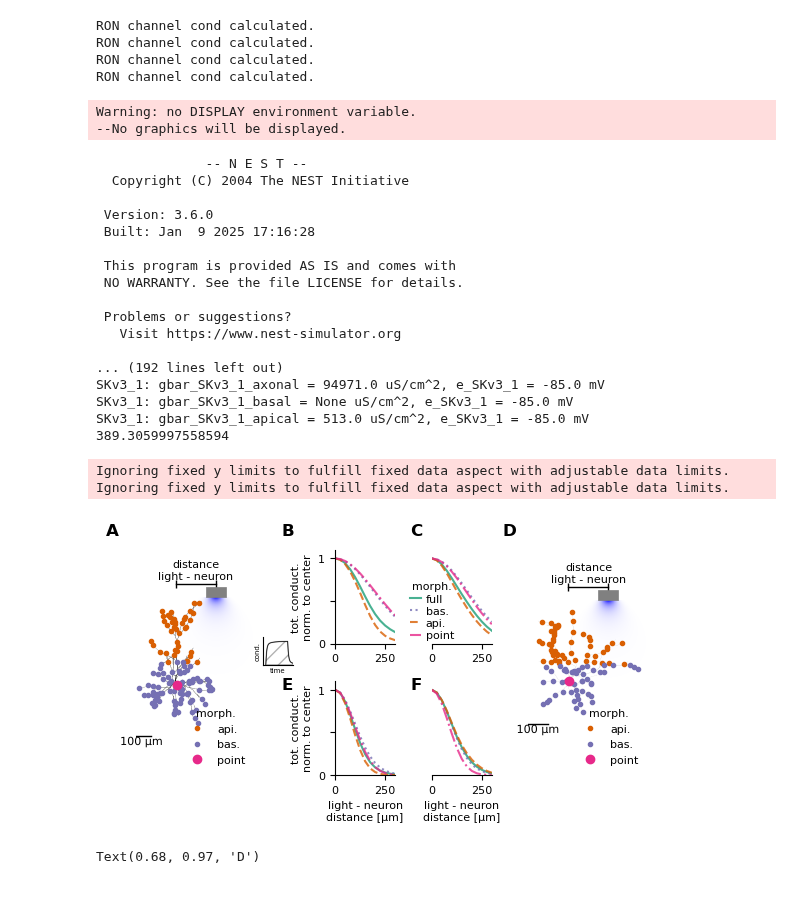
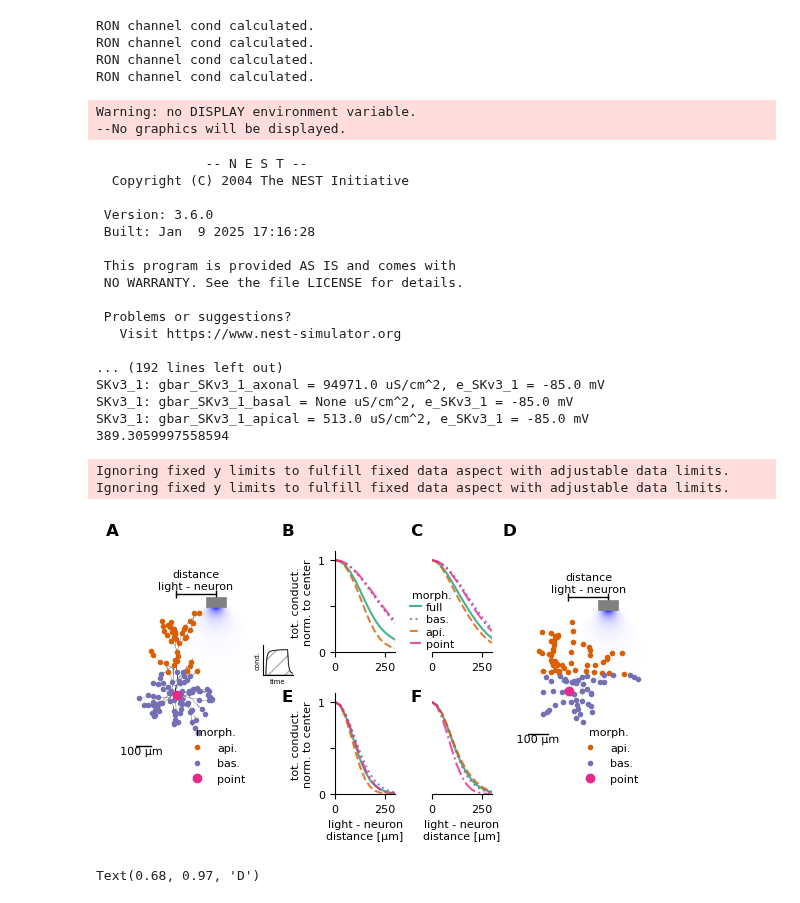
Before and after one commit to dberling/reduce_opto_response, a Jupyter notebook: article_figures/article_figure5_wo_latency.ipynb, the cells around one changed output. Saved outputs shown, nothing was run; the diff lists cells and outputs as text; code cells hidden in the pictures.

```diff
--- a/article_figures/article_figure5_wo_latency.ipynb
+++ b/article_figures/article_figure5_wo_latency.ipynb
@@ -239,7 +239,7 @@ linestyles = ['solid','dotted','dashed','dashdot']
 # figure format
 a4_w = 8.27
 a4_l = 11.7
-fig = plt.figure(figsize=(a4_w*0.8, a4_l*0.25))
+fig = plt.figure(figsize=(a4_w*0.8, a4_l*0.27))
 gs = gridspec.GridSpec(2, 5, figure=fig, wspace=0.5, width_ratios = [2,0.1,1,1,2],height_ratios=[1, 1], hspace=0.4)
 ax1 = fig.add_subplot(gs[:, 0])
 ax2 = fig.add_subplot(gs[0, 2])
@@ -640,35 +640,35 @@ fig.text(0.54, 0.405, 'F', fontsize=12, weight='bold')
 fig.text(0.68, 0.93, 'D', fontsize=12, weight='bold')
 
 
-fig.savefig(figure_name, dpi=600)
+fig.savefig(figure_name, dpi=600, bbox_inches="tight")
 fig.show()
 # %% [output]
 RON channel cond calculated.
 RON channel cond calculated.
 RON channel cond calculated.
 RON channel cond calculated.
 Warning: no DISPLAY environment variable.
 --No graphics will be displayed.
               -- N E S T --
   Copyright (C) 2004 The NEST Initiative
 
  Version: 3.6.0
  Built: Jan  9 2025 17:16:28
 
  This program is provided AS IS and comes with
  NO WARRANTY. See the file LICENSE for details.
 
  Problems or suggestions?
    Visit https://www.nest-simulator.org
 
 ... (192 lines left out)
 SKv3_1: gbar_SKv3_1_axonal = 94971.0 uS/cm^2, e_SKv3_1 = -85.0 mV
 SKv3_1: gbar_SKv3_1_basal = None uS/cm^2, e_SKv3_1 = -85.0 mV
 SKv3_1: gbar_SKv3_1_apical = 513.0 uS/cm^2, e_SKv3_1 = -85.0 mV
 389.3059997558594
 Ignoring fixed y limits to fulfill fixed data aspect with adjustable data limits.
 Ignoring fixed y limits to fulfill fixed data aspect with adjustable data limits.
-[figure, old version]
+[figure, new version]
 # %%
 a4_w = 8.27
 a4_l = 11.7
```
Also changed, not shown: 1 other file.
